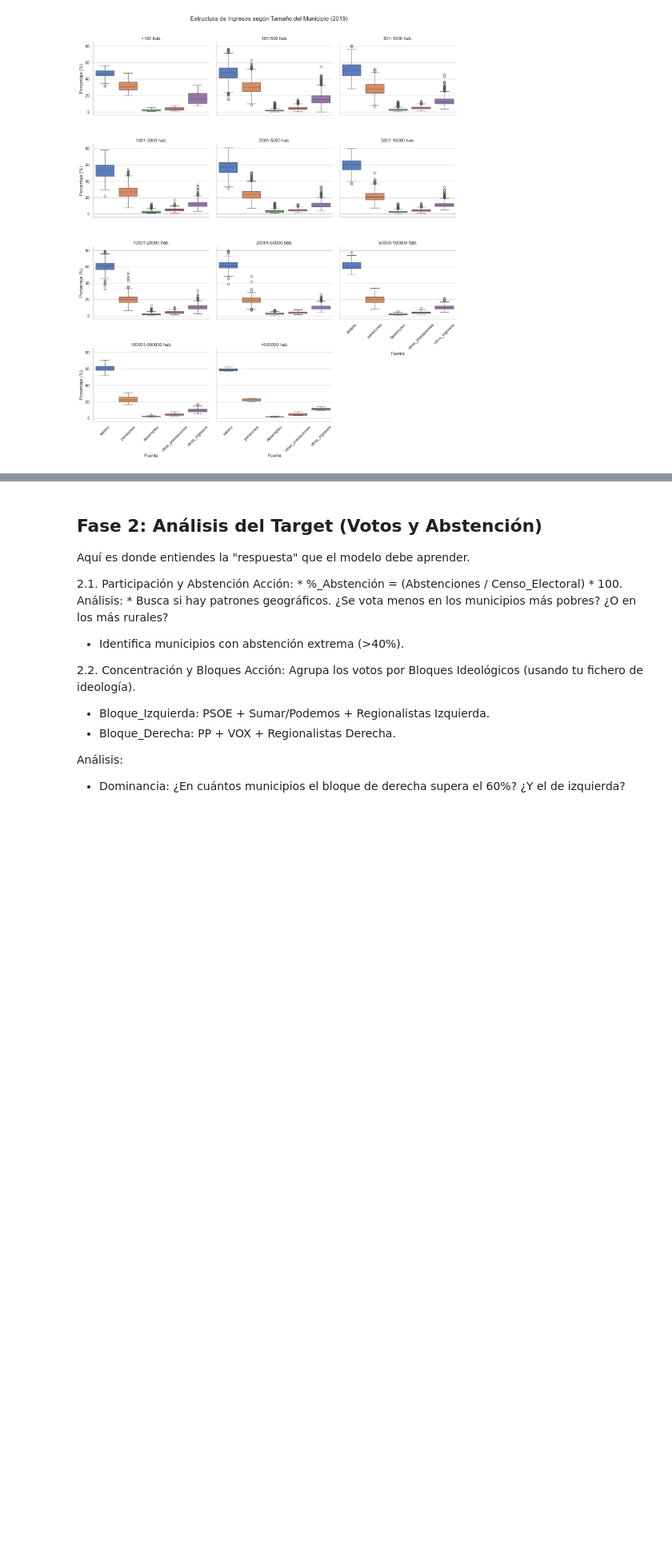
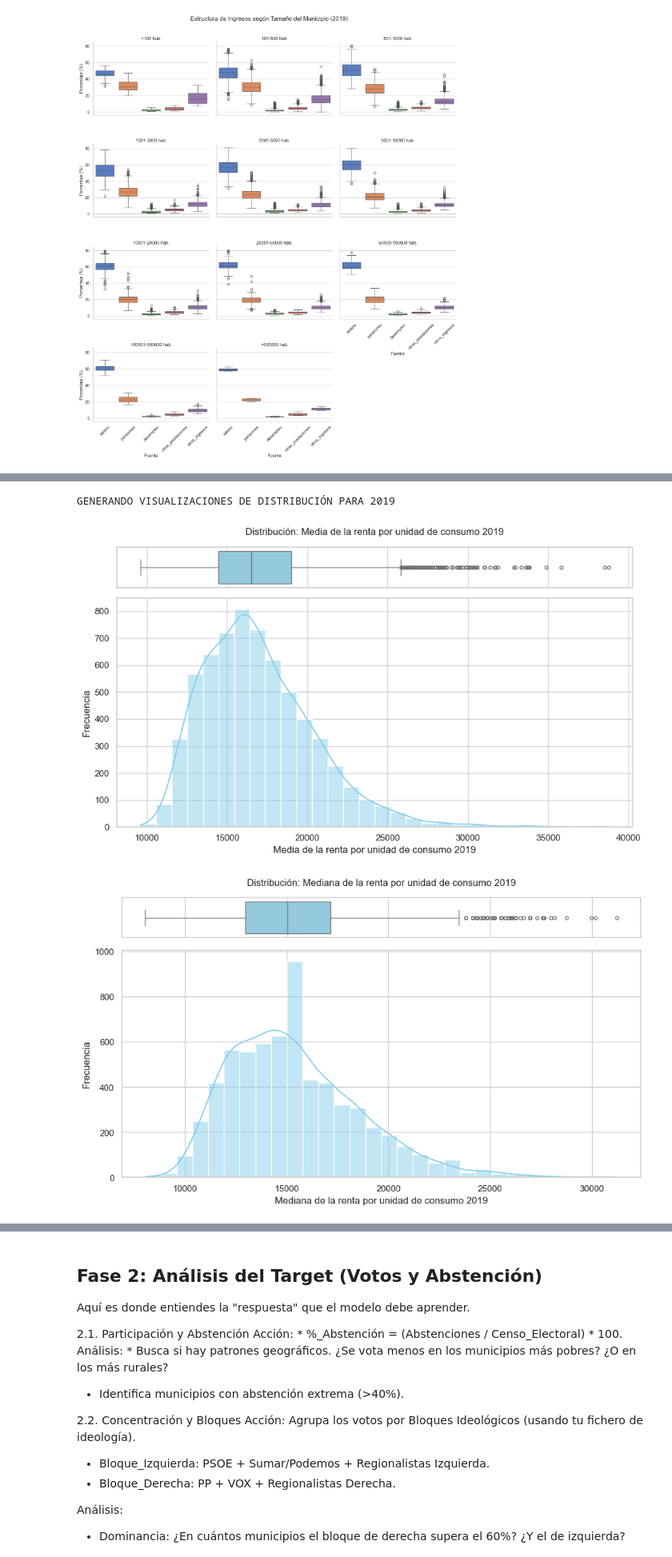
Before and after one commit to oriol1424/TFM_Electoral, a Jupyter notebook: main.ipynb, the cells around one changed output, grey strips where cells are left out. Shown at 80% size. Cells and saved outputs as stored; diff of their text form; code cells hidden in the pictures; blank space fills up the shorter version.

```diff
--- a/main.ipynb
+++ b/main.ipynb
@@ -388,0 +430,6 @@ ANÁLISIS ESTRUCTURAL: Fuentes de Ingresos por Tamaño de Municipio (2019)
+# %%
+visualizar_histogramas_renta(df_indicadores_renta_2019, anyo="2019")
+# %% [output]
+GENERANDO VISUALIZACIONES DE DISTRIBUCIÓN PARA 2019
+[figure, added]
+[figure, added]
```
Also changed, not shown: parts of 7 cells of this notebook, 1 other file.
